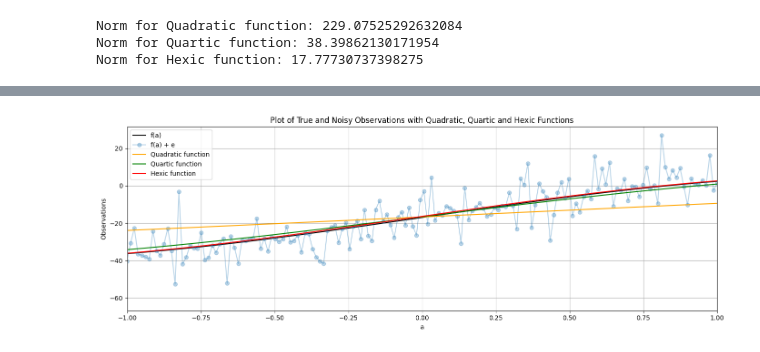
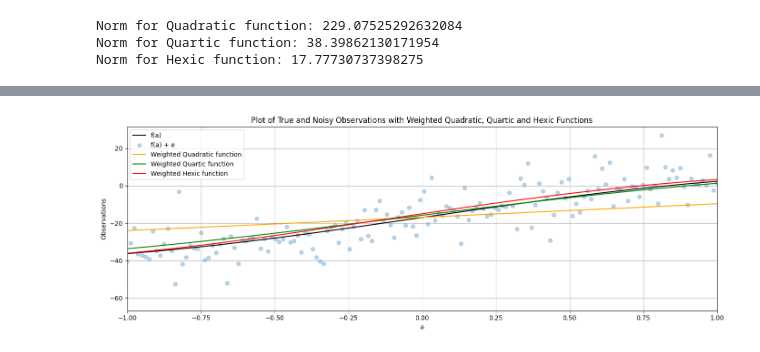
Before and after one commit to Nancy-On/ENGG680_2025_Fall, a Jupyter notebook: Lab_Assignment1_Group10/StudentGradeManagementSystem.ipynb, the cells around one changed output, grey strips where cells are left out. Cells and saved outputs as stored; diff of their text form; code cells hidden in the pictures.

Commit message:
revising step 7 and 13

```diff
--- a/Lab_Assignment1_Group10/StudentGradeManagementSystem.ipynb
+++ b/Lab_Assignment1_Group10/StudentGradeManagementSystem.ipynb
@@ -825,10 +825,16 @@ Observation residuals for degree 2: [ 22.93377858  23.10429728   0.26160792  23.
 # use the estimated coefficients x and constants array a, construct polynomial functions for each degree
 # hint: use polyval function from numpy library (check input argument carefully)
 # (1 marks)
+polynomial_functions = {}
+deg = [2,4,6]
+for deg in degree:
+    x, cov_x, apv, v = fit_polynomial_curve(a, l, P, deg)
+    y= np.polyval(x[::-1], a)
+    polynomial_functions [deg]= y
 
-quadratic_uw = np.polyval(x_2[::-1], a)
-quartic_uw = np.polyval(x_4[::-1], a)
-hexic_uw = np.polyval(x_6[::-1], a)
+quadratic_uw = polynomial_functions [2]
+quartic_uw = polynomial_functions [4]
+hexic_uw = polynomial_functions [6]
 # %%
 # step 8
 # use the matplotlib to plot each polynomial function, noisy observations l, true observations l_true, together in one single figure
@@ -913,48 +919,43 @@ P = np.diag(l_var)
 # (7 marks)
 
 #Step 6: Calling the fit_polynomial_curve function with weight matrix P and getting the results
-#Results for polynomial degree 2
-x_2, cov_x_2, apv_2, v_2 = fit_polynomial_curve(a, l, P, 2)
-print(f"Estimated polynomial coefficients for degree 2: {x_2}")
-print(f"Uncertainty in estimated coefficients for degree 2: {cov_x_2}")
-print(f"Posterior variance factor for degree 2: {apv_2}")
-print(f"Observation residuals for degree 2: {v_2}\n")
-
-#results for polynomal degree 4
-x_4, cov_x_4, apv_4, v_4 = fit_polynomial_curve(a, l, P, 4)
-print(f"Estimated polynomial coefficients for degree 4: {x_4}")
-print(f"Uncertainty in estimated coefficients for degree 4: {cov_x_4}")
-print(f"Posterior variance factor for degree 4: {apv_4}")
-print(f"Observation residuals for degree 4: {v_4}\n")
-
-#results for polynomial degree 6
-x_6, cov_x_6, apv_6, v_6 = fit_polynomial_curve(a, l, P, 6)
-print(f"Estimated polynomial coefficients for degree 6: {x_6}")
-print(f"Uncertainty in estimated coefficients for degree 6: {cov_x_6}")
-print(f"Posterior variance factor for degree 6: {apv_6}")
-print(f"Observation residuals for degree 6: {v_6}")
-
+degree = [2,4,6]
+for deg in degree:
+    x, cov_x, apv, v = fit_polynomial_curve(a, l, P, deg)
+    print(f"Results for polynomial with degree {deg}:")
+    print(f"Estimated polynomial coefficients: {x}")
+    print(f"Uncertainty in estimated coefficients for degree 2: {cov_x}")
+    print(f"Posterior variance factor for degree 2: {apv}")
+    print(f"Observation residuals for degree 2: {v}\n")
 
 
 #Step 7:Using the estimated coefficients x and constants array a to construct polynomial functions for each degree with weight matrix P
-quadratic_uw = np.polyval(x_2[::-1], a)
-quartic_uw = np.polyval(x_4[::-1], a)
-hexic_uw = np.polyval(x_6[::-1], a)
+polynomial_functions = {}
+deg = [2,4,6]
+for deg in degree:
+    x, cov_x, apv, v = fit_polynomial_curve(a, l, P, deg)
+    y= np.polyval(x[::-1], a)
+    polynomial_functions [deg]= y
 
+quadratic_uw = polynomial_functions [2]
+quartic_uw = polynomial_functions [4]
+hexic_uw = polynomial_functions [6]
 
 
 #Step 8:Using matplotlib to plot each polynomial function, noisy observations l, true observations l_true, in one single figure
 fig, ax = plt.subplots(nrows=1, ncols=1, figsize=(14, 5))
 ax.plot (a, l_true, label='f(a)', color= 'k')
-ax.plot (a, l, label='f(a) + e', color='tab:blue', marker='o',alpha =0.3)
-ax.plot (a, quadratic_uw, label='Quadratic function', color='orange')
-ax.plot (a, quartic_uw, label='Quartic function', color='green' )
-ax.plot (a, hexic_uw, label ='Hexic function', color='red')
-ax.set_xlabel ("a") #whats the x-axis supposed to be??
+ax.scatter(a, l, label='f(a) + e', color='tab:blue', marker='o',alpha =0.3)
+ax.plot (a, quadratic_uw, label='Weighted Quadratic function', color='orange')
+ax.plot (a, quartic_uw, label='Weighted Quartic function', color='green' )
+ax.plot (a, hexic_uw, label ='Weighted Hexic function', color='red')
+ax.set_xlabel ("a")
 ax.set_ylabel ("Observations")
-ax.set_title ("Plot of True and Noisy Observations with Quadratic, Quartic and Hexic Functions")
+ax.set_title ("Plot of True and Noisy Observations with Weighted Quadratic, Quartic and Hexic Functions")
 ax.legend (loc='best')
 ax.set_xlim (-1,1)
+
+
 ax.grid(True, which='both',ls='-',color='0.65')
 
 fig.tight_layout()
@@ -962,14 +963,16 @@ fig.tight_layout()
 
 
 #Step 9: Printing the a posterier variance factor for each polynomial function created with weight matrix P
-print(f"Posterior variance factor for Quadratic function: {apv_2}")
-print(f"Posterior variance factor for Quartic function: {apv_4}")
-print(f"Posterior variance factor for Hexic function: {apv_6}")
+print("Posterior Variance Factor for Each Polynomial:")
+degree = [2,4,6]
+for deg in degree:
+    x, cov_x, apv, v = fit_polynomial_curve(a, l, P, deg)
+    print(f"Posterior variance factor for degree {deg} = {apv}")
+print()
 
 
-
-#Step 10: Computing and printing the norm between the predicted observations and the true observations
 #computing and printing norm for quadratic function
+print ("Norms of Weighted Equations:")
 norm_quadratic = np.linalg.norm(l_true - quadratic_uw)
 print(f"Norm for Quadratic function: {norm_quadratic}")
 
@@ -1001,4 +1004,4 @@ Norm for Hexic function: 17.777307373981362
-[figure, old version]
+[figure, new version]
 # %%
 # step 14
 # Compare the results of a posterier variance factor and norm from unweighted LSE and weighted LSE, what phenomena do you observe? Explain this phenomena.
```
Also changed, not shown: parts of 3 cells of this notebook.
